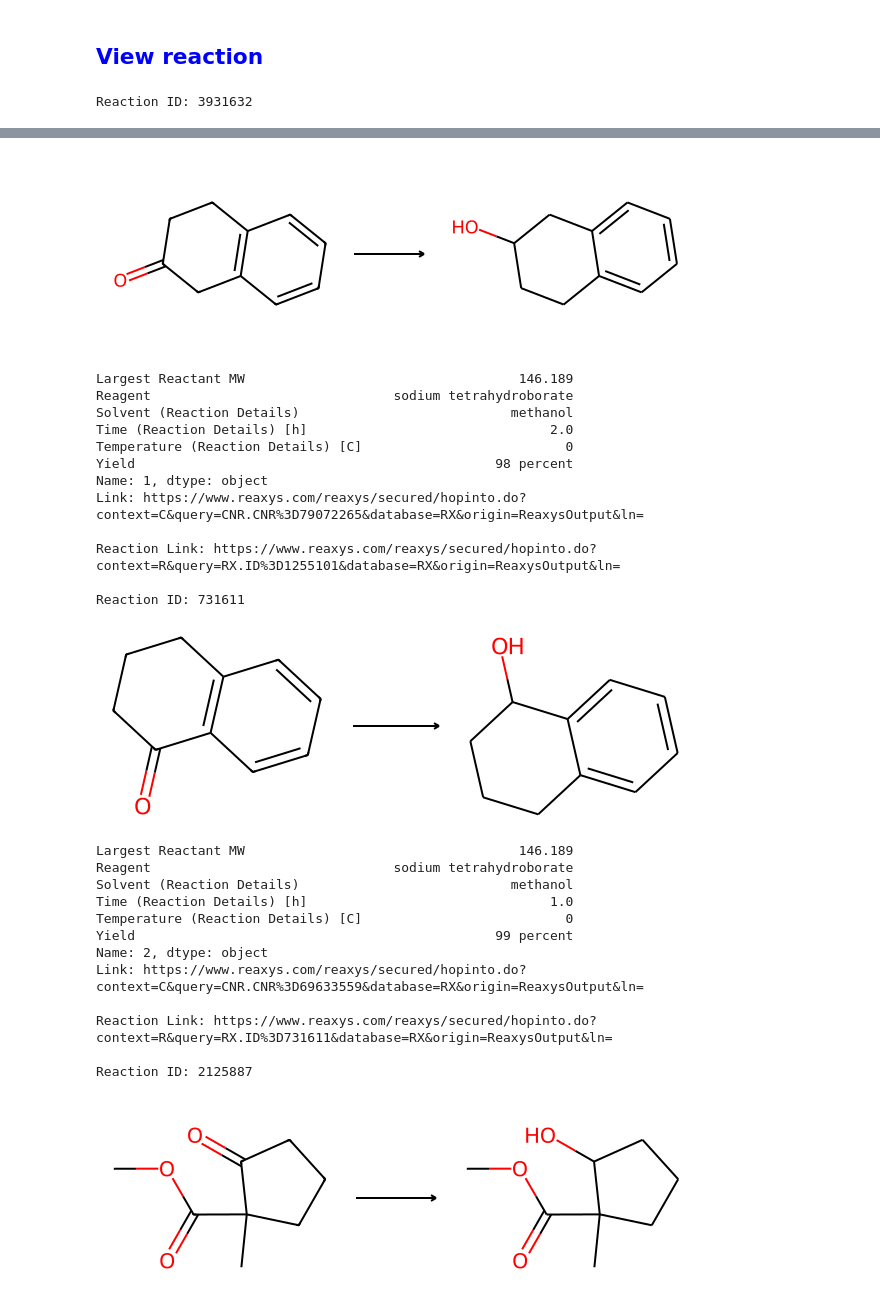
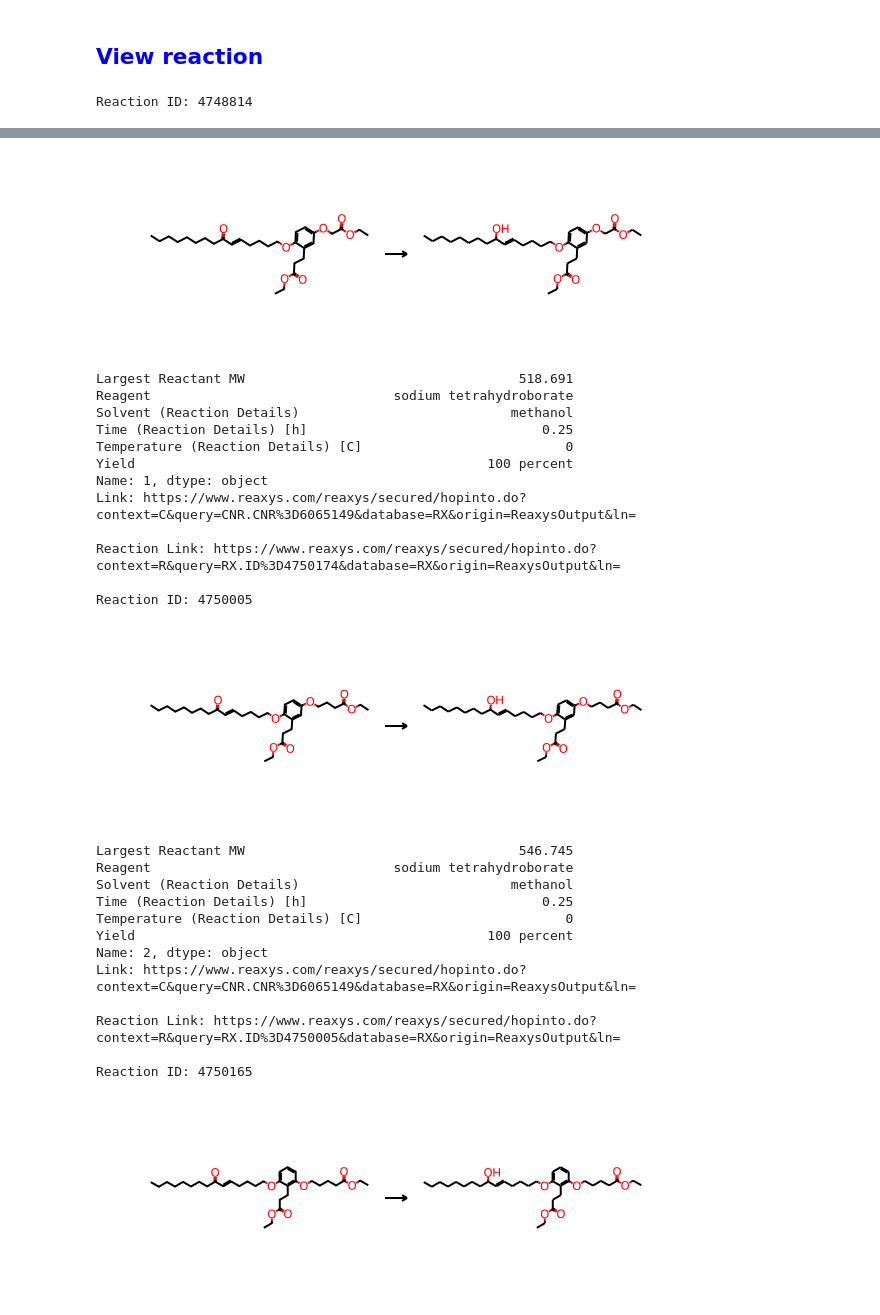
Before and after one commit to tranJen/Reactivity-based-metric-of-complexity, a Jupyter notebook: Reduction of ketone/Notebook/viewReaction.ipynb, the cells around one changed output, grey strips where cells are left out. Drawn from its saved outputs; the diff is of its cells as text; code cells hidden in the pictures.

Commit message:
retrieve and clean dataset of ketone in ring and in chain

```diff
--- a/Reduction of ketone/Notebook/viewReaction.ipynb
+++ b/Reduction of ketone/Notebook/viewReaction.ipynb
@@ -54,6 +51,6 @@ def view_reactionScheme(data, NumReaction_to_view, duplicate):
 # %% [markdown]
 ## <span style="color:blue">  Import data after filtering consistent reaction conditions </span>
 # %%
-SingleReduc_final = pd.read_excel('/Users/suongsuong/Documents/GitHub/Reactivity-based-metric-of-complexity/Reduction of ketone/cyclo5,6ketone_final.xlsx')
-count_num_reaction(SingleReduc_final)
+data = pd.read_excel('/Users/suongsuong/Documents/GitHub/Reactivity-based-metric-of-complexity/Reduction of ketone/ketone_in_chain(no_manualcheck).xlsx')
+count_num_reaction(data)
 # %% [output]
@@ -65,39 +62,25 @@ Number of Rows: 452
 ##USE THIS CODE TO sort by any column
 column_to_sort = 'Largest Reactant MW' # CHange here
 # Sort the data frame by MW of Reactant MW from smallest to largest
-SingleReduc_sort = SingleReduc_final.sort_values(by= column_to_sort , ascending=True, ignore_index= True)
+data = data.sort_values(by= column_to_sort , ascending=True, ignore_index= True)
 # %%
 # Sort by references for easy to check
 column_to_sort = 'Links to Reaxys'
 
 # Create a temporary sorting key based on the value counts of the column
-sorting_key = SingleReduc_final[column_to_sort].value_counts().sort_values(ascending=False)
+sorting_key = data[column_to_sort].value_counts().sort_values(ascending=False)
 
 # Sort the data frame using the temporary sorting key
 sorting_key_map = {value: index for index, value in enumerate(sorting_key.index)}
 
-SingleReduc_sort_Ref_count = SingleReduc_final.sort_values(by=column_to_sort,
-                                                           key=lambda x: x.map(sorting_key_map),
-                                                           ignore_index=True)
+data = data.sort_values(by=column_to_sort, key=lambda x: x.map(sorting_key_map), ignore_index=True)
 # %% [markdown]
 ## <span style="color:blue">  View reaction </span>
 # %%
-Number_of_reaction_to_view = 10   #if number less than data size, it will randomnly pick.
+Number_of_reaction_to_view = 12 #if number less than data size, it will randomnly pick.
 
 duplicate = 'drop duplicate' #not matter at this stage
 
-view_reactionScheme(SingleReduc_sort[SingleReduc_sort['Reaction ID'].isin({
-    3931632,
-731611,
-1255101,
-533786,
-1658654,
-2125887,
-144672,
-855271,
-1818310,
-4872121,
-27978138
-})], Number_of_reaction_to_view, duplicate)
+view_reactionScheme(data[84:96], Number_of_reaction_to_view, duplicate)
 # %% [output]
-Reaction ID: 3931632
+Reaction ID: 4748814
@@ -117,27 +100,27 @@ Reaction ID: 1255101
-[figure, old version]
+[figure, new version]
-Largest Reactant MW                                   146.189
+Largest Reactant MW                                   518.691
 Reagent                               sodium tetrahydroborate
 Solvent (Reaction Details)                           methanol
-Time (Reaction Details) [h]                               2.0
+Time (Reaction Details) [h]                              0.25
 Temperature (Reaction Details) [C]                          0
-Yield                                              98 percent
+Yield                                             100 percent
 Name: 1, dtype: object
-Link: https://www.reaxys.com/reaxys/secured/hopinto.do?context=C&query=CNR.CNR%3D79072265&database=RX&origin=ReaxysOutput&ln=
+Link: https://www.reaxys.com/reaxys/secured/hopinto.do?context=C&query=CNR.CNR%3D6065149&database=RX&origin=ReaxysOutput&ln=
 
-Reaction Link: https://www.reaxys.com/reaxys/secured/hopinto.do?context=R&query=RX.ID%3D1255101&database=RX&origin=ReaxysOutput&ln=
+Reaction Link: https://www.reaxys.com/reaxys/secured/hopinto.do?context=R&query=RX.ID%3D4750174&database=RX&origin=ReaxysOutput&ln=
 
-Reaction ID: 731611
+Reaction ID: 4750005
-[figure, old version]
+[figure, new version]
-Largest Reactant MW                                   146.189
+Largest Reactant MW                                   546.745
 Reagent                               sodium tetrahydroborate
 Solvent (Reaction Details)                           methanol
-Time (Reaction Details) [h]                               1.0
+Time (Reaction Details) [h]                              0.25
 Temperature (Reaction Details) [C]                          0
-Yield                                              99 percent
+Yield                                             100 percent
 Name: 2, dtype: object
-Link: https://www.reaxys.com/reaxys/secured/hopinto.do?context=C&query=CNR.CNR%3D69633559&database=RX&origin=ReaxysOutput&ln=
+Link: https://www.reaxys.com/reaxys/secured/hopinto.do?context=C&query=CNR.CNR%3D6065149&database=RX&origin=ReaxysOutput&ln=
 
-Reaction Link: https://www.reaxys.com/reaxys/secured/hopinto.do?context=R&query=RX.ID%3D731611&database=RX&origin=ReaxysOutput&ln=
+Reaction Link: https://www.reaxys.com/reaxys/secured/hopinto.do?context=R&query=RX.ID%3D4750005&database=RX&origin=ReaxysOutput&ln=
 
-Reaction ID: 2125887
+Reaction ID: 4750165
-[figure, old version]
+[figure, new version]
```
Also changed, not shown: parts of 5 cells of this notebook, 52 other files.
